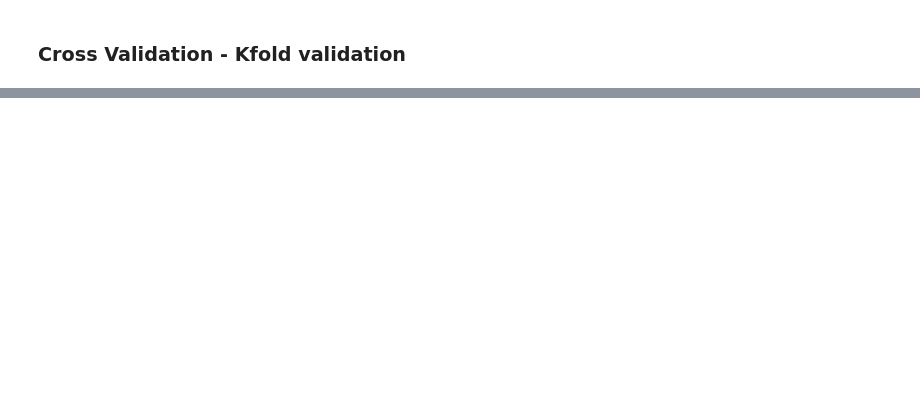
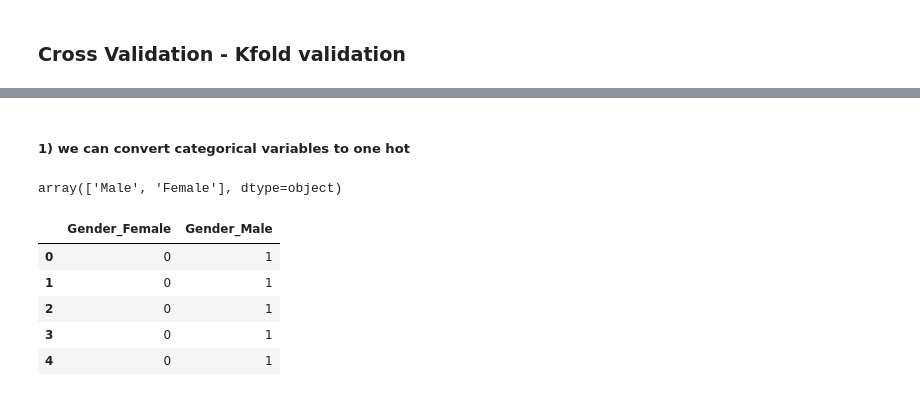
Before and after one commit to johnsonice/tensorflow, a Jupyter notebook: notebooks/keras/Udemy_intro/3_Machine_learning.ipynb, the cells around one changed output, grey strips where cells are left out. Cells and saved outputs as stored; diff of their text form; code cells hidden in the pictures; blank space fills up the shorter version.

```diff
--- a/notebooks/keras/Udemy_intro/3_machine_learning.ipynb
+++ b/notebooks/keras/Udemy_intro/3_Machine_learning.ipynb
@@ -185,0 +251,16 @@ array([0.70588235, 0.87878788, 0.72727273])
+# %% [markdown]
+#####  1) we can convert categorical variables to one hot
+# %%
+df['Gender'].unique()
+# %% [output]
+array(['Male', 'Female'], dtype=object)
+# %%
+## pandas function can do that easily
+pd.get_dummies(df['Gender'], prefix='Gender').head()
+# %% [output]
+|  | Gender_Female | Gender_Male |
+| 0 | 0 | 1 |
+| 1 | 0 | 1 |
+| 2 | 0 | 1 |
+| 3 | 0 | 1 |
+| 4 | 0 | 1 |
```
Also changed, not shown: parts of 33 cells of this notebook, 13 other files.
